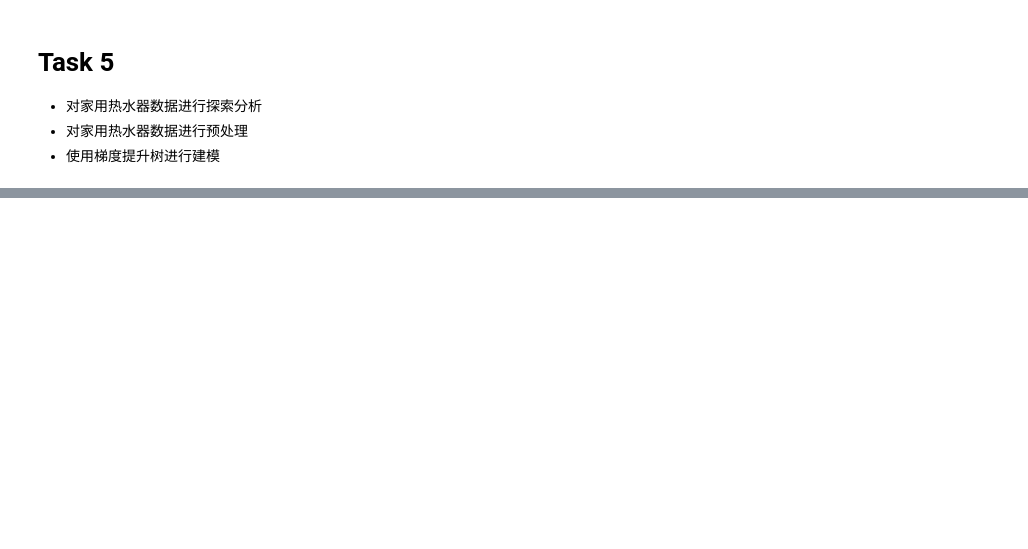
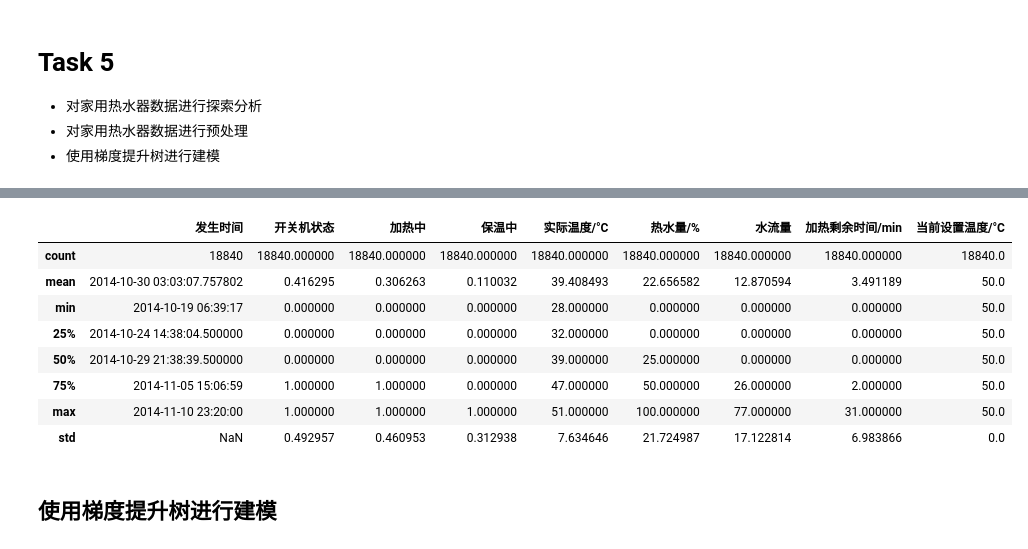
Before and after one commit to lanshi17/AIoT_notebook, a Jupyter notebook: ML/build_decision_tree_base_algorithm/homework_04.ipynb, the cells around one changed output, grey strips where cells are left out. Saved outputs shown, nothing was run; the diff lists cells and outputs as text; code cells hidden in the pictures; blank space fills up the shorter version.

```diff
--- a/ML/build_decision_tree_base_algorithm/homework_04.ipynb
+++ b/ML/build_decision_tree_base_algorithm/homework_04.ipynb
@@ -43,0 +77,31 @@ logger.info(plt.rcParams['font.family'])
+# %%
+raw_data["开关机状态"] = raw_data["开关机状态"].map({"关": 0, "开": 1}).astype("float32")
+raw_data["加热中"]=raw_data["加热中"].map({"关": 0, "开": 1}).astype("float32")
+raw_data["保温中"]=raw_data["保温中"].map({"关": 0, "开": 1}).astype("float32")
+raw_data.rename(columns={"实际温度":"实际温度/°C"},inplace=True)
+raw_data["实际温度/°C"]=raw_data["实际温度/°C"].str.replace(
+    "°C",
+    "",
+    regex=False
+).astype("float32")
+raw_data.rename(columns={"热水量":"热水量/%"},inplace=True)
+raw_data["热水量/%"]=raw_data["热水量/%"].str.replace(
+    "%",
+    "",
+    regex=False
+).astype("float32")
+raw_data.rename(columns={"加热剩余时间":"加热剩余时间/min"},inplace=True)
+raw_data["加热剩余时间/min"]=raw_data["加热剩余时间/min"].str.replace(
+    "分钟",
+    "",
+    regex=False
+).astype("float32")
+raw_data.rename(columns={"当前设置温度":"当前设置温度/°C"},inplace=True)
+raw_data["当前设置温度/°C"]=raw_data["当前设置温度/°C"].str.replace(
+    "°C",
+    "",
+    regex=False
+).astype("float32")
+raw_data["水流量"]=raw_data["水流量"].astype("float32")
+raw_data["发生时间"]=raw_data["发生时间"].astype(str)
+raw_data['发生时间'] = pd.to_datetime(raw_data[u'发生时间'], format = '%Y%m%d%H%M%S')
@@ -43,0 +127,12 @@ logger.info(plt.rcParams['font.family'])
+# %%
+raw_data.describe()
+# %% [output]
+|  | 发生时间 | 开关机状态 | 加热中 | 保温中 | 实际温度/°C | 热水量/% | 水流量 | 加热剩余时间/min | 当前设置温度/°C |
+| count | 18840 | 18840.000000 | 18840.000000 | 18840.000000 | 18840.000000 | 18840.000000 | 18840.000000 | 18840.000000 | 18840.0 |
+| mean | 2014-10-30 03:03:07.757802 | 0.416295 | 0.306263 | 0.110032 | 39.408493 | 22.656582 | 12.870594 | 3.491189 | 50.0 |
+| min | 2014-10-19 06:39:17 | 0.000000 | 0.000000 | 0.000000 | 28.000000 | 0.000000 | 0.000000 | 0.000000 | 50.0 |
+| 25% | 2014-10-24 14:38:04.500000 | 0.000000 | 0.000000 | 0.000000 | 32.000000 | 0.000000 | 0.000000 | 0.000000 | 50.0 |
+| 50% | 2014-10-29 21:38:39.500000 | 0.000000 | 0.000000 | 0.000000 | 39.000000 | 25.000000 | 0.000000 | 0.000000 | 50.0 |
+| 75% | 2014-11-05 15:06:59 | 1.000000 | 1.000000 | 0.000000 | 47.000000 | 50.000000 | 26.000000 | 2.000000 | 50.0 |
+| max | 2014-11-10 23:20:00 | 1.000000 | 1.000000 | 1.000000 | 51.000000 | 100.000000 | 77.000000 | 31.000000 | 50.0 |
+| std | NaN | 0.492957 | 0.460953 | 0.312938 | 7.634646 | 21.724987 | 17.122814 | 6.983866 | 0.0 |
@@ -43,0 +142,2 @@ logger.info(plt.rcParams['font.family'])
+# %% [markdown]
+## 使用梯度提升树进行建模
```
Also changed, not shown: parts of 9 cells of this notebook, 8 other files.
